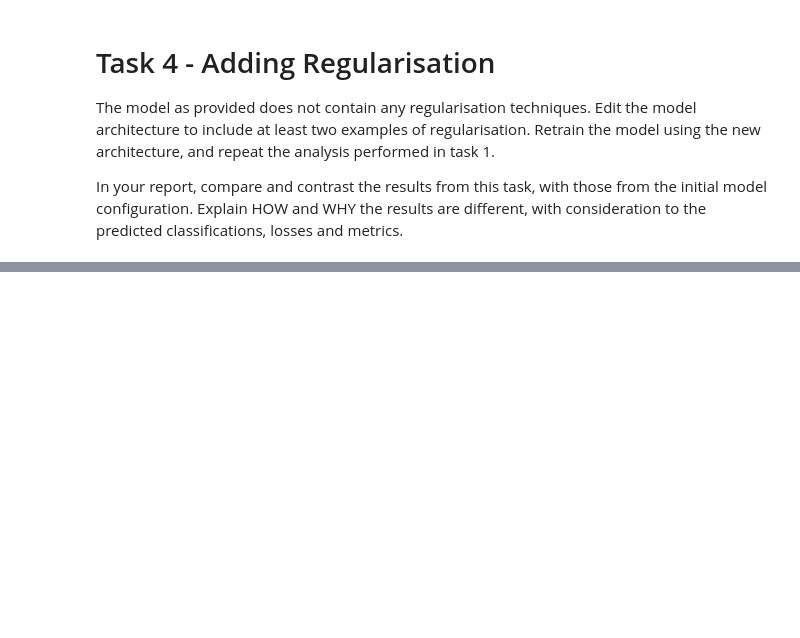
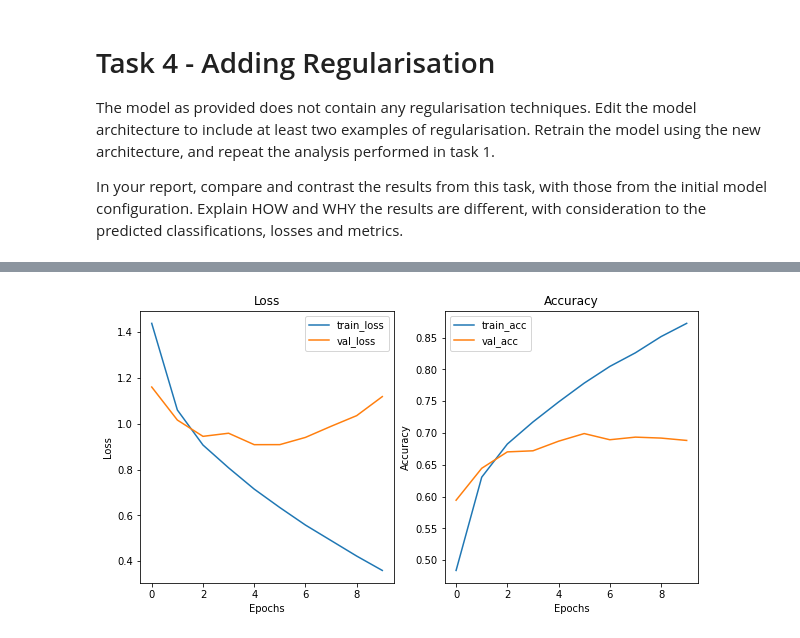
Before and after one commit to jossy450/assignment, a Jupyter notebook: [Joseph_Ojediran]_[21078637]_ADS2_Assignment_1_Deep_Learning_With_Keras.ipynb, the cells around one changed output, grey strips where cells are left out. Drawn from its saved outputs; the diff is of its cells as text; code cells hidden in the pictures; blank space fills up the shorter version.

```diff
--- a/[Joseph_Ojediran]_[21078637]_ADS2_Assignment_1_Deep_Learning_With_Keras.ipynb
+++ b/[Joseph_Ojediran]_[21078637]_ADS2_Assignment_1_Deep_Learning_With_Keras.ipynb
@@ -457,0 +452,88 @@ TypeError: ignored
+# %%
+### Repeat your analysis from task 1, creating plots of the losses, metrics AND
+### predicted classifications of images in the test set.
+
+# Import libraries
+import tensorflow as tf
+from tensorflow import keras
+import numpy as np
+import matplotlib.pyplot as plt
+
+# Load the data
+(x_train, y_train), (x_test, y_test) = keras.datasets.cifar10.load_data()
+
+# Normalize the data
+x_train = x_train.astype('float32') / 255
+x_test = x_test.astype('float32') / 255
+
+# Convert labels to one-hot encoding
+num_classes = 10
+y_train = keras.utils.to_categorical(y_train, num_classes)
+y_test = keras.utils.to_categorical(y_test, num_classes)
+
+# Define the model architecture
+model = keras.Sequential([
+    keras.layers.Conv2D(32, (3,3), padding='same', activation='relu', input_shape=x_train.shape[1:]),
+    keras.layers.MaxPooling2D((2,2)),
+    keras.layers.Conv2D(64, (3,3), padding='same', activation='relu'),
+    keras.layers.MaxPooling2D((2,2)),
+    keras.layers.Flatten(),
+    keras.layers.Dense(128, activation='relu'),
+    keras.layers.Dense(num_classes, activation='softmax')
+])
+
+# Compile the model
+model.compile(optimizer='adam',
+              loss='categorical_crossentropy',
+              metrics=['accuracy'])
+
+# Train the model
+history = model.fit(x_train, y_train, epochs=10, validation_split=0.2)
+
+# Generate predictions on the test set
+y_pred = model.predict(x_test)
+
+# Plot loss and accuracy for training and validation sets
+plt.figure(figsize=(10,5))
+plt.subplot(1,2,1)
+plt.plot(history.history['loss'], label='train_loss')
+plt.plot(history.history['val_loss'], label='val_loss')
+plt.title('Loss')
+plt.xlabel('Epochs')
+plt.ylabel('Loss')
+plt.legend()
+
+plt.subplot(1,2,2)
+plt.plot(history.history['accuracy'], label='train_acc')
+plt.plot(history.history['val_accuracy'], label='val_acc')
+plt.title('Accuracy')
+plt.xlabel('Epochs')
+plt.ylabel('Accuracy')
+plt.legend()
+
+# Define class names
+class_names = ['airplane', 'automobile', 'bird', 'cat', 'deer', 'dog', 'frog', 'horse', 'ship', 'truck']
+
+# Plot predicted classifications for test images
+plt.figure(figsize=(10,10))
+for i in range(10):
+    # Find first example of each class that is predicted correctly and incorrectly
+    correct_idx = np.argmax(y_test == i, axis=1)[np.argmax(y_pred == i, axis=1) == 1]
+    incorrect_idx = np.argmax(y_test == i, axis=1)[np.argmax(y_pred == i, axis=1) == 0]
+
+    # Plot correctly predicted image if there is at least one example
+    if len(correct_idx) > 0:
+        correct_idx = correct_idx[0]
+        plt.subplot(10, 2, i*2+1)
+        plt.imshow(x_test[correct_idx])
+        plt.axis('off')
+        plt.title('True: %s \n Predicted: %s'%(class_names[int(np.argmax(y_test[correct_idx]))], class_names[int(np.argmax(y_pred[correct_idx]))]))
+
+    # Plot incorrectly predicted image if there is at least one example
+    if len(incorrect_idx) > 0:
+        incorrect_idx = incorrect_idx[0]
+        plt.subplot(10, 2, i*2+2)
+        plt.imshow(x_test[incorrect_idx])
+        plt.axis('off')
+        plt.title('True: %s \n Predicted: %s'%(class_names[int(np.argmax(y_test[incorrect_idx]))], class_names[int(np.argmax(y_pred[incorrect_idx]))]))
+# %% [output]
@@ -457,0 +557 @@ TypeError: ignored
+[figure, added]
```
Also changed, not shown: parts of 13 cells of this notebook.
